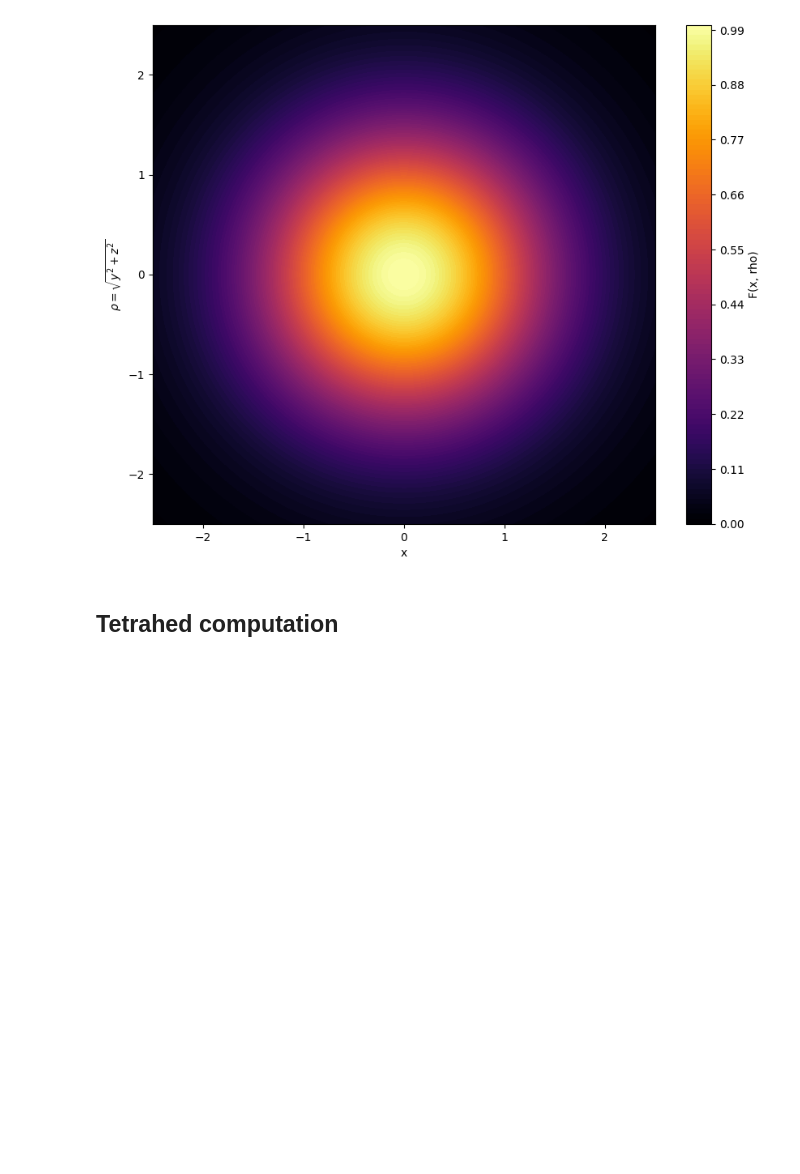
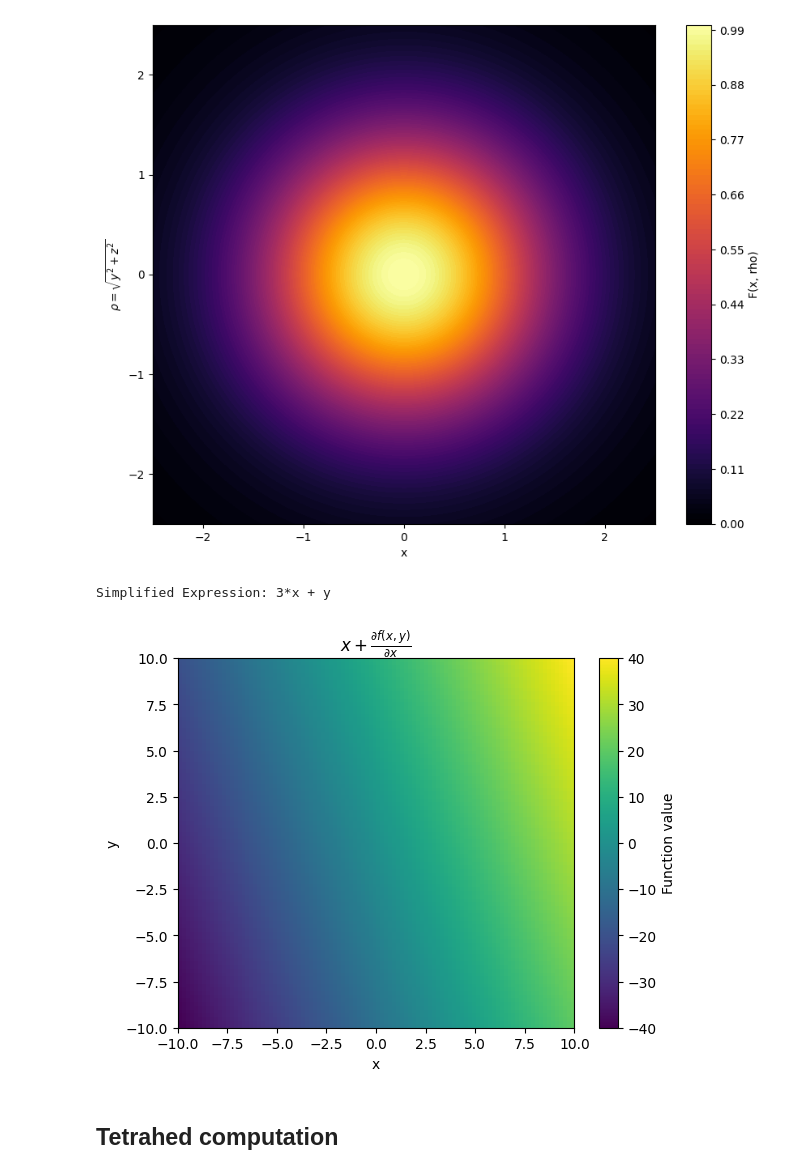
Before and after one commit to nmonnet/Warp-Factory-for-Python, a Jupyter notebook: warp_drive_study.ipynb, the cells around one changed output. Saved outputs shown, nothing was run; the diff lists cells and outputs as text; code cells hidden in the pictures; blank space fills up the shorter version.

```diff
--- a/warp_drive_study.ipynb
+++ b/warp_drive_study.ipynb
@@ -72,5 +72,41 @@ plt.ylabel(r'$\rho = \sqrt{y^2 + z^2}$')
 plt.show()
 # %% [output]
 [figure]
+# %%
+# Step 1: Define the symbolic variables and function f(x, y)
+x, y = sp.symbols('x y')
+f = x**2 + x*y + y
+
+# Step 2: Compute the partial derivative of f with respect to x
+df_dx = sp.diff(f, x)
+
+# Step 3: Define the expression x + d/dx f(x, y)
+expression = x + df_dx
+
+# Step 4: Simplify the expression
+simplified_expr = sp.simplify(expression)
+print(f"Simplified Expression: {simplified_expr}")
+
+# Step 5: Convert the SymPy expression into a function that can be evaluated numerically
+f_numeric = sp.lambdify((x, y), simplified_expr, "numpy")
+
+# Step 6: Create a grid of x and y values to evaluate the function
+x_vals = np.linspace(-10, 10, 100)
+y_vals = np.linspace(-10, 10, 100)
+X, Y = np.meshgrid(x_vals, y_vals)
+
+# Step 7: Evaluate the function on the grid
+Z = f_numeric(X, Y)
+
+# Step 8: Plot the result using imshow
+plt.imshow(Z, extent=[x_vals.min(), x_vals.max(), y_vals.min(), y_vals.max()], origin='lower', cmap='viridis', aspect='auto')
+plt.colorbar(label='Function value')
+plt.title(r"$x + \frac{\partial f(x, y)}{\partial x}$")
+plt.xlabel('x')
+plt.ylabel('y')
+plt.show()
+# %% [output]
+Simplified Expression: 3*x + y
+[figure, added]
 # %% [markdown]
 ## Tetrahed computation
```
Also changed, not shown: parts of 31 cells of this notebook.
